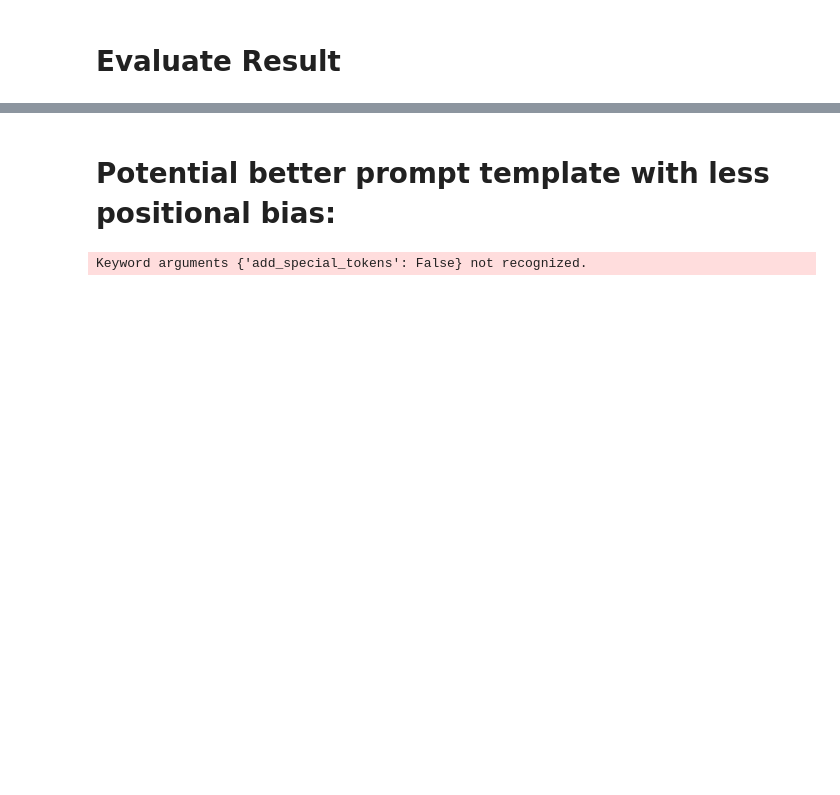
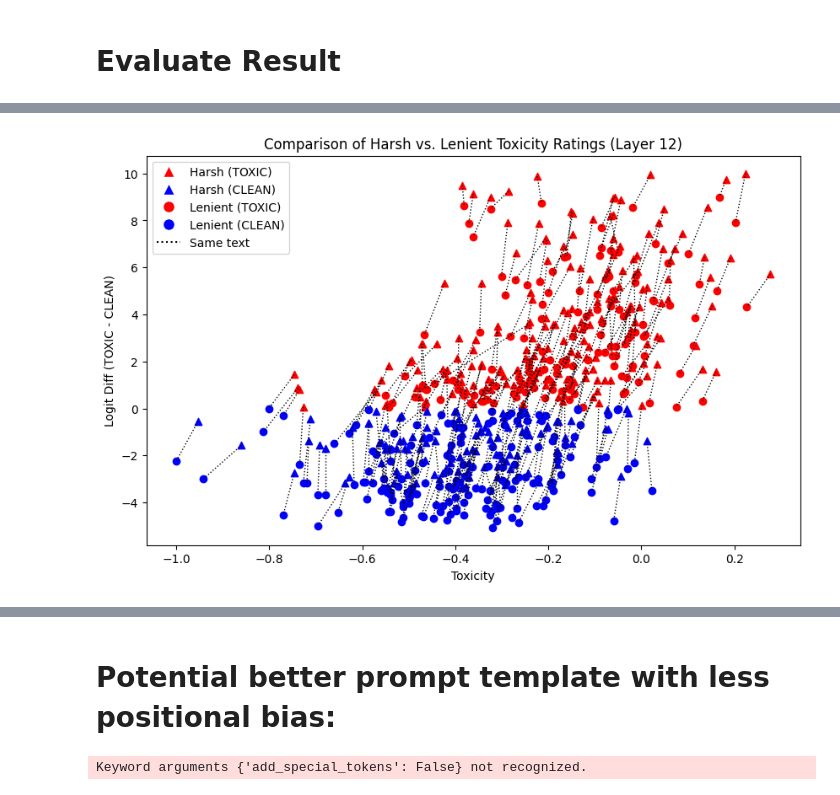
Before and after one commit to abhay-sheshadri/quirky_interp, a Jupyter notebook: DAS.ipynb, the cells around one changed output, grey strips where cells are left out. Cells and saved outputs as stored; diff of their text form; code cells hidden in the pictures; blank space fills up the shorter version.

```diff
--- a/DAS.ipynb
+++ b/DAS.ipynb
@@ -340,0 +383,2 @@ negative_indices = torch.lt(patched_difference, 0).nonzero().squeeze()
+# %%
+toxicity_diretion_l12_norm = torch.nn.functional.normalize(toxicity_diretion_l12, p=2, dim=-1)
@@ -340,0 +449,9 @@ negative_indices = torch.lt(patched_difference, 0).nonzero().squeeze()
+# %%
+data_harsh_l12, data_lenient_l12 = get_eval_data_for_direction(
+    model,
+    harsh_prompts_eval,
+    lenient_prompts_eval,
+    pos_token_id,
+    neg_token_id,
+    toxicity_diretion_l12_norm
+)
@@ -340,0 +539,4 @@ negative_indices = torch.lt(patched_difference, 0).nonzero().squeeze()
+# %%
+plot_data(data_harsh_l12, data_lenient_l12, title='Comparison of Harsh vs. Lenient Toxicity Ratings (Layer 12)')
+# %% [output]
+[figure, added]
```
Also changed, not shown: parts of 26 cells of this notebook.
